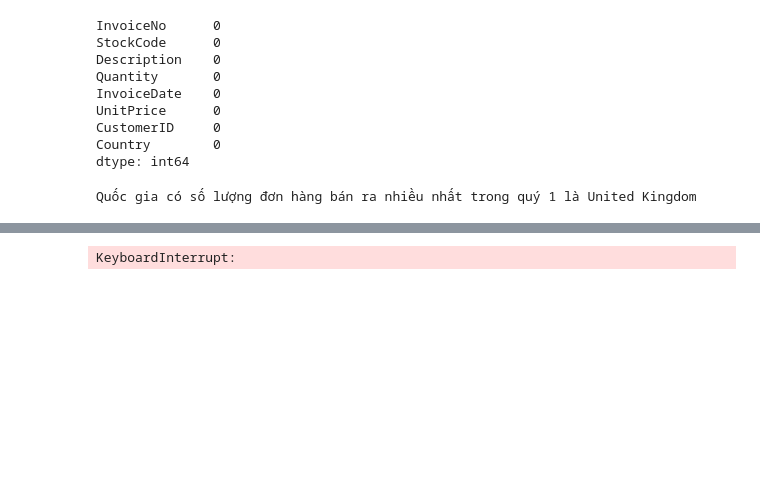
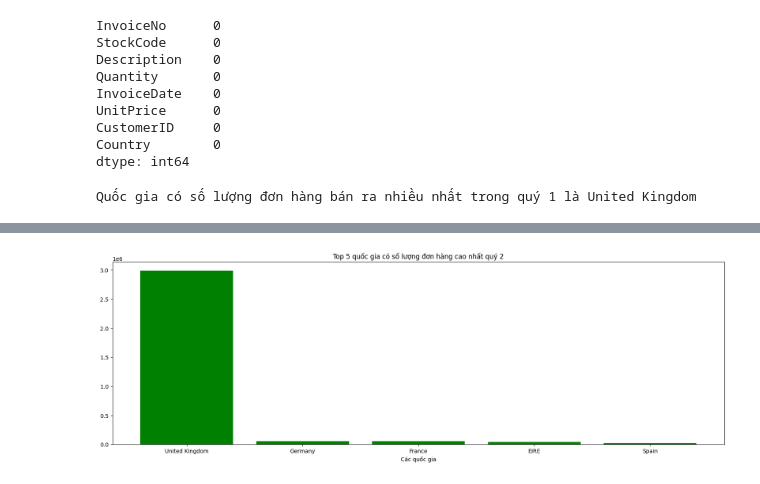
Before and after one commit to Mizudaiki/Hackathon, a Jupyter notebook: OneDrive/SQL DATABASE/vrenvironment/Hackathon.ipynb, the cells around one changed output, grey strips where cells are left out. Drawn from its saved outputs; the diff is of its cells as text; code cells hidden in the pictures; blank space fills up the shorter version.

```diff
--- a/OneDrive/SQL DATABASE/vrenvironment/Hackathon.ipynb
+++ b/OneDrive/SQL DATABASE/vrenvironment/Hackathon.ipynb
@@ -191,25 +179,42 @@ df_2
 # %%
-quy_1 = top_5[0:5]
-stats = {}
-quantity = []
-for i in df_2['Quantity']:
-    quantity.append(i)
-for i in quy_1:
-    total = 0
+# Câu 10
+df_2 = df[(df['month'] >= 4) & (df['month'] < 7)]
+for i in df_2['Country']:
+    if i in countries:
+        countries_app.append(i)
+        continue
+    else:
+        countries_app.append(i)
+        countries.append(i)
+appearance = []
+for i in range(len(countries)):
+    count = 0
     for item in countries_app:
-        if item == i:
-            for counter in range(len(countries_app)):
-                if counter == countries_app.index(item):
-                    total += quantity[counter]
-                    break
-    stats[i] = total
-statis = dict(sorted(stats.items(), key = lambda x:x[1] , reverse=True))
+        if item == countries[i]:
+            count += 1
+        else: continue
+    appearance.append(count)
+top_5 = []
+app_top5 = sorted(appearance, reverse= True)
+for item in range(len(countries)):
+    count = 0
+    for i in countries:
+        if countries.index(i) == appearance.index(max(appearance)):
+            count += 1
+            top_5.append(i)
+            if count != 5:
+                countries.remove(i)
+                appearance.remove(max(appearance))
+                continue
+            else:
+                break
+
 fig, ax = plt.subplots(figsize=(20, 6))
-plt.bar(statis.keys(), statis.values(), color = 'green')
-plt.title('Top 5 quốc gia có số lượng sản phẩm cao nhất quý 1')
+plt.bar(top_5[0:5], app_top5[0:5], color = 'green')
+plt.title('Top 5 quốc gia có số lượng đơn hàng cao nhất quý 2')
 plt.xlabel('Các quốc gia')
-plt.savefig('quy_1.png')
+plt.savefig('quy_2.png')
 plt.show()
 # %% [output]
-KeyboardInterrupt:
+[figure, added]
 # %%
```
Also changed, not shown: parts of 7 cells of this notebook.
